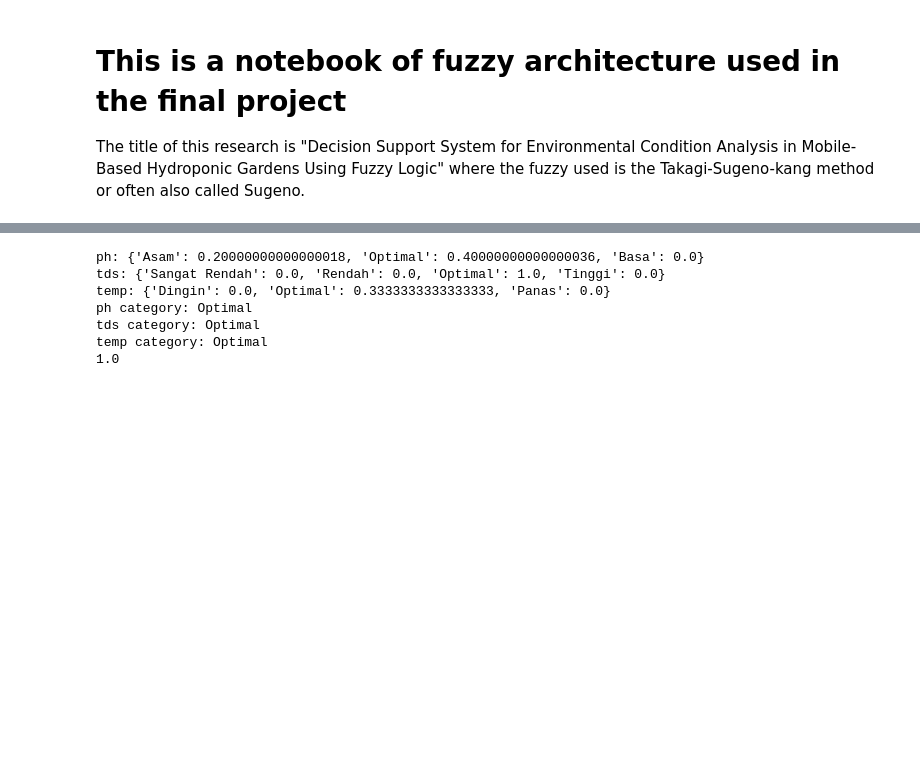
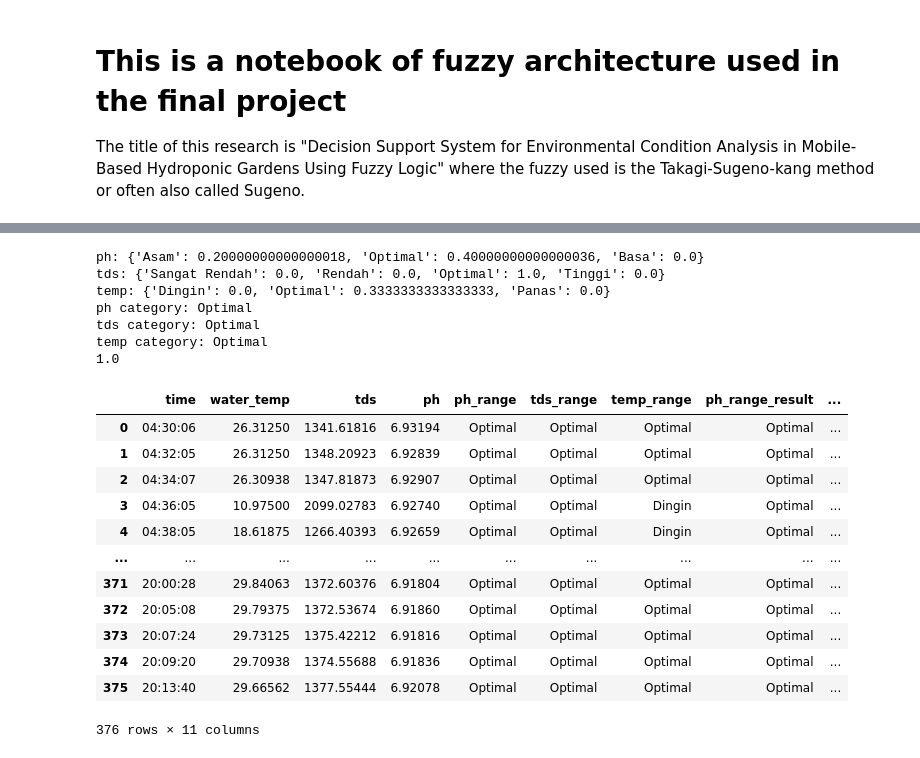
Before and after one commit to masmuss/sugeno-fuzzy-simulator, a Jupyter notebook: main.ipynb, the cells around one changed output, grey strips where cells are left out. Cells and saved outputs as stored; diff of their text form; code cells hidden in the pictures; blank space fills up the shorter version.

```diff
--- a/main.ipynb
+++ b/main.ipynb
@@ -97,8 +103,8 @@ plt.show()
 import pandas as pd
 
 # Load data
-file_path = 'data/monitoring_logs_2024-12-11.csv'
-data = pd.read_csv(file_path)
+file_path = 'data/final_data.csv'
+data = pd.read_csv(file_path, delimiter=';')
 
 
 # Fungsi aturan fuzzy dan defuzzifikasi
@@ -179,7 +185,7 @@ def temp_membership(x):
 # Fungsi untuk mengevaluasi output fuzzy
 def fuzzy_output(row):
     x1 = row['ph']
-    x2 = row['tank_tds']
+    x2 = row['tds']
     x3 = row['water_temp']
 
     # Tentukan keanggotaan
@@ -198,35 +204,50 @@ temp = 25
 
 ph_result = ph_membership(ph)
 tds_result = tds_membership(tds)
 temp_result = temp_membership(temp)
 
 rule_result = fuzzy_rules(ph_result, tds_result, temp_result)
 
 print('ph:', ph_result)
 print('tds:', tds_result)
 print('temp:', temp_result)
 
 print('ph category:', max(ph_result, key=ph_result.get))
 print('tds category:', max(tds_result, key=tds_result.get))
 print('temp category:', max(temp_result, key=temp_result.get))
 
 output = defuzzification(rule_result)
 
 print(output)
 
 # Tambahkan kolom kategori pH, TDS, dan Suhu
-# data['pH_Range'] = data['ph'].apply(lambda x: max(ph_membership(x), key=ph_membership(x).get))
-# data['TDS_Range'] = data['tank_tds'].apply(lambda x: max(tds_membership(x), key=tds_membership(x).get))
-# data['Temp_Range'] = data['water_temp'].apply(lambda x: max(temp_membership(x), key=temp_membership(x).get))
+data['ph_range_result'] = data['ph'].apply(lambda x: max(ph_membership(x), key=ph_membership(x).get))
+data['tds_range_result'] = data['tds'].apply(lambda x: max(tds_membership(x), key=tds_membership(x).get))
+data['water_temp_range_result'] = data['water_temp'].apply(
+    lambda x: max(temp_membership(x), key=temp_membership(x).get))
 
 # Tambahkan kolom output fuzzy
-# data['Fuzzy_Output'] = data.apply(fuzzy_output, axis=1)
-# data.head()
+data['Normal'] = data.apply(fuzzy_output, axis=1)
+
+data.head(1000)
 # %% [output]
 ph: {'Asam': 0.20000000000000018, 'Optimal': 0.40000000000000036, 'Basa': 0.0}
 tds: {'Sangat Rendah': 0.0, 'Rendah': 0.0, 'Optimal': 1.0, 'Tinggi': 0.0}
 temp: {'Dingin': 0.0, 'Optimal': 0.3333333333333333, 'Panas': 0.0}
 ph category: Optimal
 tds category: Optimal
 temp category: Optimal
 1.0
+|  | time | water_temp | tds | ph | ph_range | tds_range | temp_range | ph_range_result | ... |
+| 0 | 04:30:06 | 26.31250 | 1341.61816 | 6.93194 | Optimal | Optimal | Optimal | Optimal | ... |
+| 1 | 04:32:05 | 26.31250 | 1348.20923 | 6.92839 | Optimal | Optimal | Optimal | Optimal | ... |
+| 2 | 04:34:07 | 26.30938 | 1347.81873 | 6.92907 | Optimal | Optimal | Optimal | Optimal | ... |
+| 3 | 04:36:05 | 10.97500 | 2099.02783 | 6.92740 | Optimal | Optimal | Dingin | Optimal | ... |
+| 4 | 04:38:05 | 18.61875 | 1266.40393 | 6.92659 | Optimal | Optimal | Dingin | Optimal | ... |
+| ... | ... | ... | ... | ... | ... | ... | ... | ... | ... |
+| 371 | 20:00:28 | 29.84063 | 1372.60376 | 6.91804 | Optimal | Optimal | Optimal | Optimal | ... |
+| 372 | 20:05:08 | 29.79375 | 1372.53674 | 6.91860 | Optimal | Optimal | Optimal | Optimal | ... |
+| 373 | 20:07:24 | 29.73125 | 1375.42212 | 6.91816 | Optimal | Optimal | Optimal | Optimal | ... |
+| 374 | 20:09:20 | 29.70938 | 1374.55688 | 6.91836 | Optimal | Optimal | Optimal | Optimal | ... |
+| 375 | 20:13:40 | 29.66562 | 1377.55444 | 6.92078 | Optimal | Optimal | Optimal | Optimal | ... |
+376 rows × 11 columns
```
Also changed, not shown: parts of 2 cells of this notebook, 2 other files.
